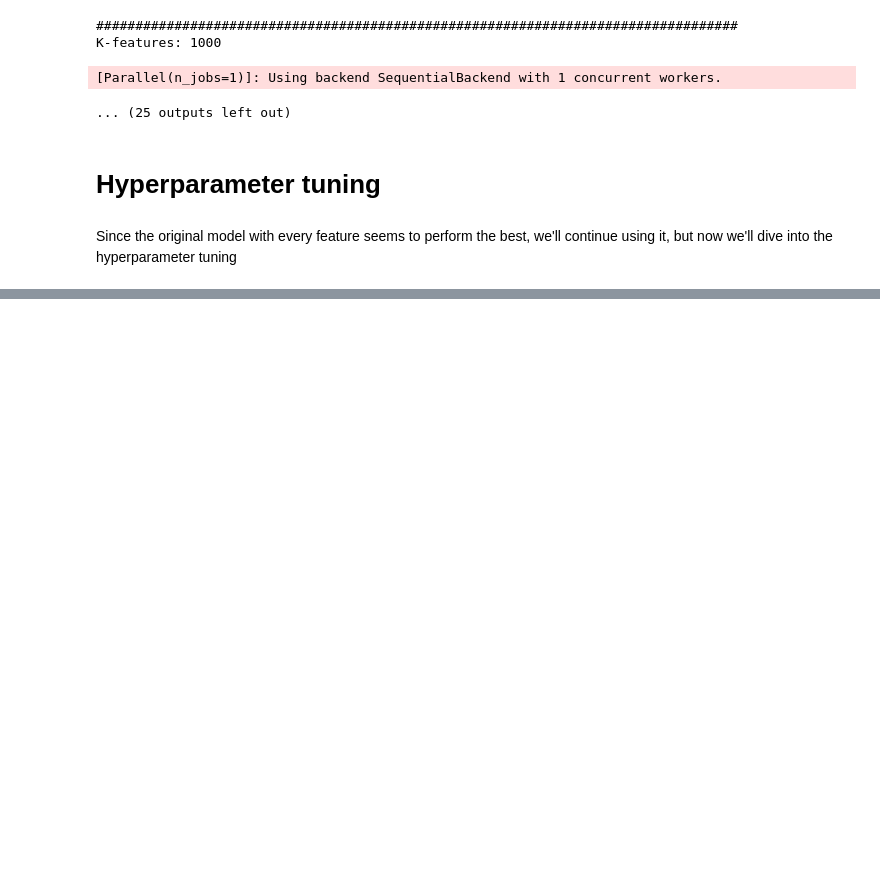
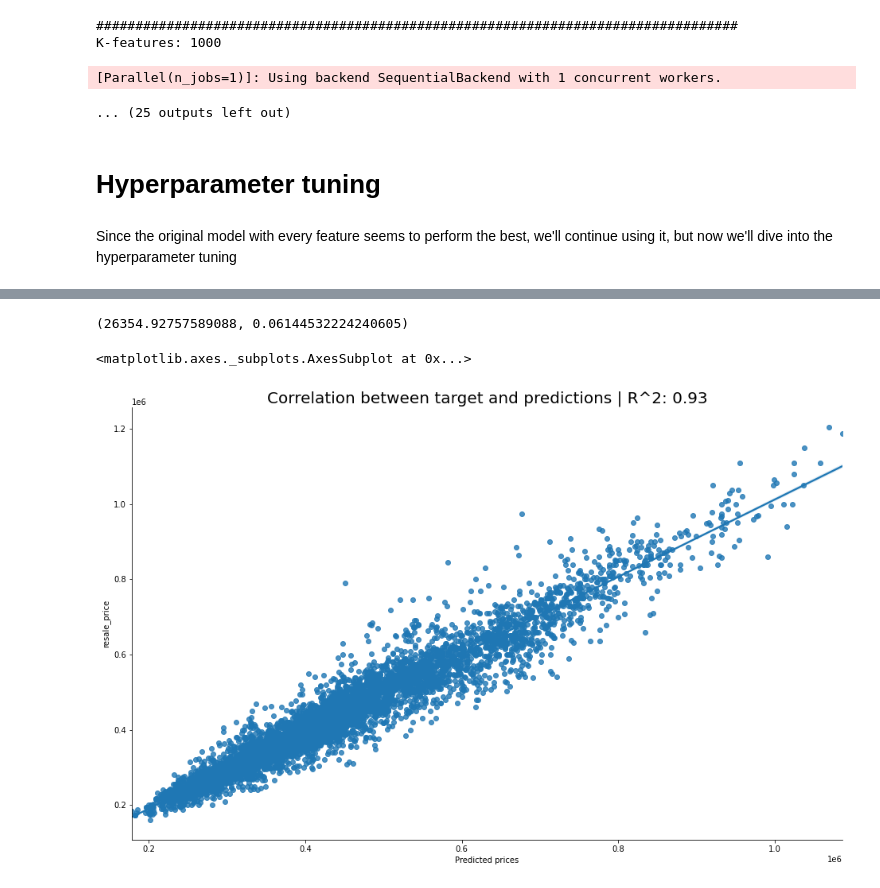
Before and after one commit to JasmineOuO/singapore-hdb-price-prediction, a Jupyter notebook: src/random-forest-regressor-v2.3.ipynb, the cells around one changed output, grey strips where cells are left out. Saved outputs shown, nothing was run; the diff lists cells and outputs as text; code cells hidden in the pictures; blank space fills up the shorter version.

```diff
--- a/src/random-forest-regressor-v2.3.ipynb
+++ b/src/random-forest-regressor-v2.3.ipynb
@@ -340,0 +452,5 @@ Fitting 3 folds for each of 288 candidates, totalling 864 fits
+# %%
+model = RandomForestRegressor(max_depth=30, max_features="auto",
+                              min_samples_leaf=1,min_samples_split=4,
+                              n_estimators=500, n_jobs=-1,verbose=3)
+model.fit(train_X, train_y)
@@ -340,0 +540,2 @@ Fitting 3 folds for each of 288 candidates, totalling 864 fits
+# %%
+validation_predictions = model.predict(validation_X)
@@ -340,0 +548,5 @@ Fitting 3 folds for each of 288 candidates, totalling 864 fits
+# %%
+mae = mean_absolute_error(y_true=validation_y, y_pred=validation_predictions)
+mae, mae/np.mean(validation_y)
+# %% [output]
+(26354.92757589088, 0.06144532224240605)
@@ -340,0 +555,14 @@ Fitting 3 folds for each of 288 candidates, totalling 864 fits
+# %%
+fig, ax = plt.subplots(figsize=(16, 10))
+
+plt.title(f"Correlation between target and predictions | R^2: {round(r2, ndigits=2)}", fontsize=20)
+plt.xlabel("Predicted prices")
+plt.ylabel("Target prices")
+
+ax.spines['top'].set_visible(False)
+ax.spines['right'].set_visible(False)
+
+sns.regplot(validation_predictions, validation_y)
+# %% [output]
+<matplotlib.axes._subplots.AxesSubplot at 0x...>
+[figure, added]
```
Also changed, not shown: parts of 15 cells of this notebook.
